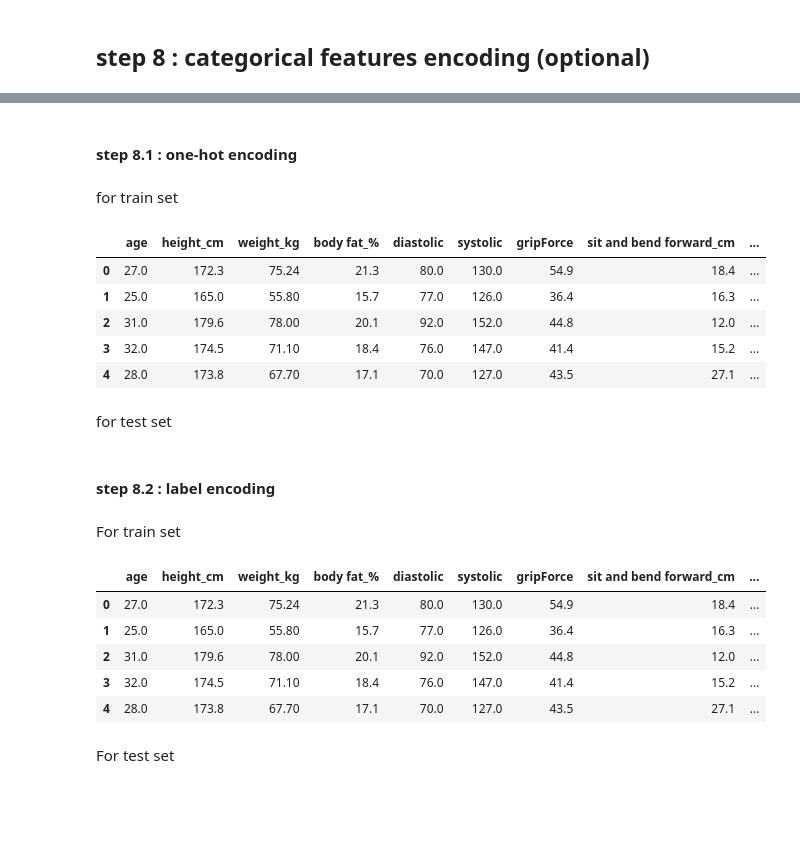
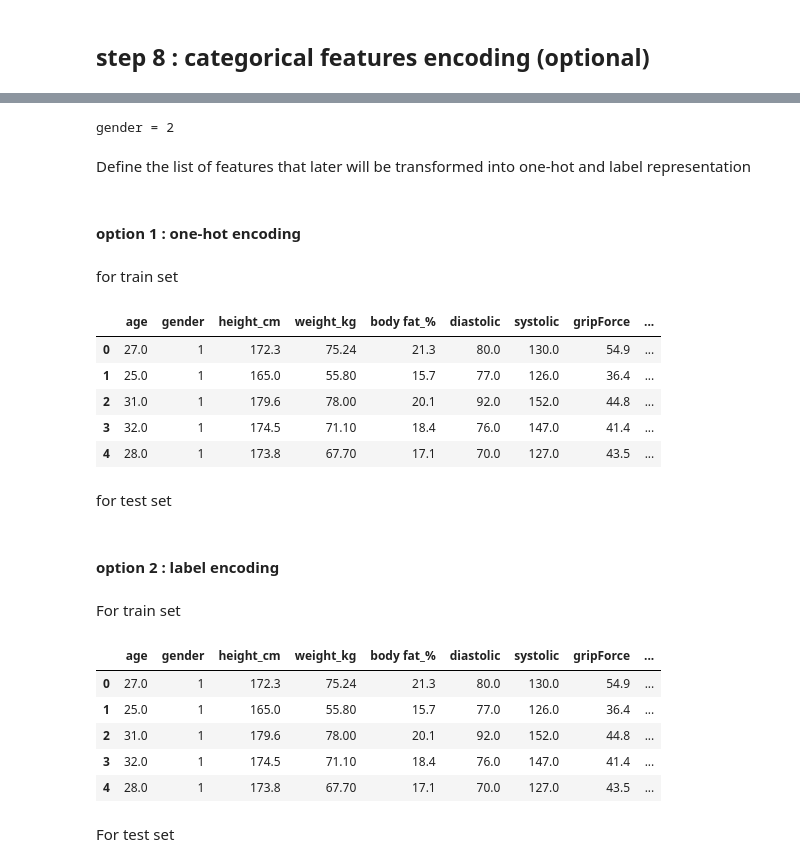
Before and after one commit to alvinwatner/ml-template, a Jupyter notebook: tasks/multiclass_classification/ML_Template_MC_BodyPerformance.ipynb, the cells around one changed output, grey strips where cells are left out. Cells and saved outputs as stored; diff of their text form; code cells hidden in the pictures; blank space fills up the shorter version.

```diff
--- a/tasks/multiclass_classification/ML_Template_MC_BodyPerformance.ipynb
+++ b/tasks/multiclass_classification/ML_Template_MC_BodyPerformance.ipynb
@@ -214,23 +283,40 @@ What is considered as useless features?
+# %%
+categorical_features_name = ["gender"]
+for name in categorical_features_name:
+  print(f"{name} = {len(data[name].unique())}")
+# %% [output]
+gender = 2
+# %% [markdown]
+Define the list of features that later will be transformed into one-hot and label representation
+# %%
+# one-hot
+one_hot_features = []
+
+# label
+label_features = ['gender', 'class']
 # %% [markdown]
-#### step 8.1 : one-hot encoding
+#### option 1 : one-hot encoding
 # %% [markdown]
 for train set
 # %%
-# step 1 : perform one-hot encoding to the column/columns
-one_hot_gender = pd.get_dummies(data['gender'], prefix='gender')
+for name in one_hot_features:
+  # step 1 : perform one-hot encoding
+  one_hot_encoded = pd.get_dummies(data[name], prefix=name)
 
-# step 2 : concat to the dataset
-data = pd.concat([data, one_hot_gender], axis = 1)
+  # step 2 : concat to the dataset
+  data = pd.concat([data, one_hot_encoded], axis = 1)
 
-# step 3 : drop the original column/columns
-data.drop(['gender'], axis = 1, inplace = True)
+  # step 3 : drop the original feature (before being transformed to one-hot)
+  data.drop([name], axis = 1, inplace = True)
+
+
 data.head()
 # %% [output]
-|  | age | height_cm | weight_kg | body fat_% | diastolic | systolic | gripForce | sit and bend forward_cm | ... |
-| 0 | 27.0 | 172.3 | 75.24 | 21.3 | 80.0 | 130.0 | 54.9 | 18.4 | ... |
-| 1 | 25.0 | 165.0 | 55.80 | 15.7 | 77.0 | 126.0 | 36.4 | 16.3 | ... |
-| 2 | 31.0 | 179.6 | 78.00 | 20.1 | 92.0 | 152.0 | 44.8 | 12.0 | ... |
-| 3 | 32.0 | 174.5 | 71.10 | 18.4 | 76.0 | 147.0 | 41.4 | 15.2 | ... |
-| 4 | 28.0 | 173.8 | 67.70 | 17.1 | 70.0 | 127.0 | 43.5 | 27.1 | ... |
+|  | age | gender | height_cm | weight_kg | body fat_% | diastolic | systolic | gripForce | ... |
+| 0 | 27.0 | 1 | 172.3 | 75.24 | 21.3 | 80.0 | 130.0 | 54.9 | ... |
+| 1 | 25.0 | 1 | 165.0 | 55.80 | 15.7 | 77.0 | 126.0 | 36.4 | ... |
+| 2 | 31.0 | 1 | 179.6 | 78.00 | 20.1 | 92.0 | 152.0 | 44.8 | ... |
+| 3 | 32.0 | 1 | 174.5 | 71.10 | 18.4 | 76.0 | 147.0 | 41.4 | ... |
+| 4 | 28.0 | 1 | 173.8 | 67.70 | 17.1 | 70.0 | 127.0 | 43.5 | ... |
 # %% [markdown]
 for test set
@@ -237,5 +325,5 @@ for test set
 # %% [markdown]
-#### step 8.2 : label encoding
+#### option 2 : label encoding
 # %%
 from sklearn import preprocessing
 
@@ -243,15 +331,17 @@ label_encoder = preprocessing.LabelEncoder()
 # %% [markdown]
 For train set
 # %%
-data['class'] = label_encoder.fit_transform(data['class'])
+for name in label_features:
+  data[name] = label_encoder.fit_transform(data[name])
+
 data.head()
 # %% [output]
-|  | age | height_cm | weight_kg | body fat_% | diastolic | systolic | gripForce | sit and bend forward_cm | ... |
-| 0 | 27.0 | 172.3 | 75.24 | 21.3 | 80.0 | 130.0 | 54.9 | 18.4 | ... |
-| 1 | 25.0 | 165.0 | 55.80 | 15.7 | 77.0 | 126.0 | 36.4 | 16.3 | ... |
-| 2 | 31.0 | 179.6 | 78.00 | 20.1 | 92.0 | 152.0 | 44.8 | 12.0 | ... |
-| 3 | 32.0 | 174.5 | 71.10 | 18.4 | 76.0 | 147.0 | 41.4 | 15.2 | ... |
-| 4 | 28.0 | 173.8 | 67.70 | 17.1 | 70.0 | 127.0 | 43.5 | 27.1 | ... |
+|  | age | gender | height_cm | weight_kg | body fat_% | diastolic | systolic | gripForce | ... |
+| 0 | 27.0 | 1 | 172.3 | 75.24 | 21.3 | 80.0 | 130.0 | 54.9 | ... |
+| 1 | 25.0 | 1 | 165.0 | 55.80 | 15.7 | 77.0 | 126.0 | 36.4 | ... |
+| 2 | 31.0 | 1 | 179.6 | 78.00 | 20.1 | 92.0 | 152.0 | 44.8 | ... |
+| 3 | 32.0 | 1 | 174.5 | 71.10 | 18.4 | 76.0 | 147.0 | 41.4 | ... |
+| 4 | 28.0 | 1 | 173.8 | 67.70 | 17.1 | 70.0 | 127.0 | 43.5 | ... |
 # %% [markdown]
 For test set
 # %% [markdown]
```
Also changed, not shown: parts of 108 cells of this notebook.
